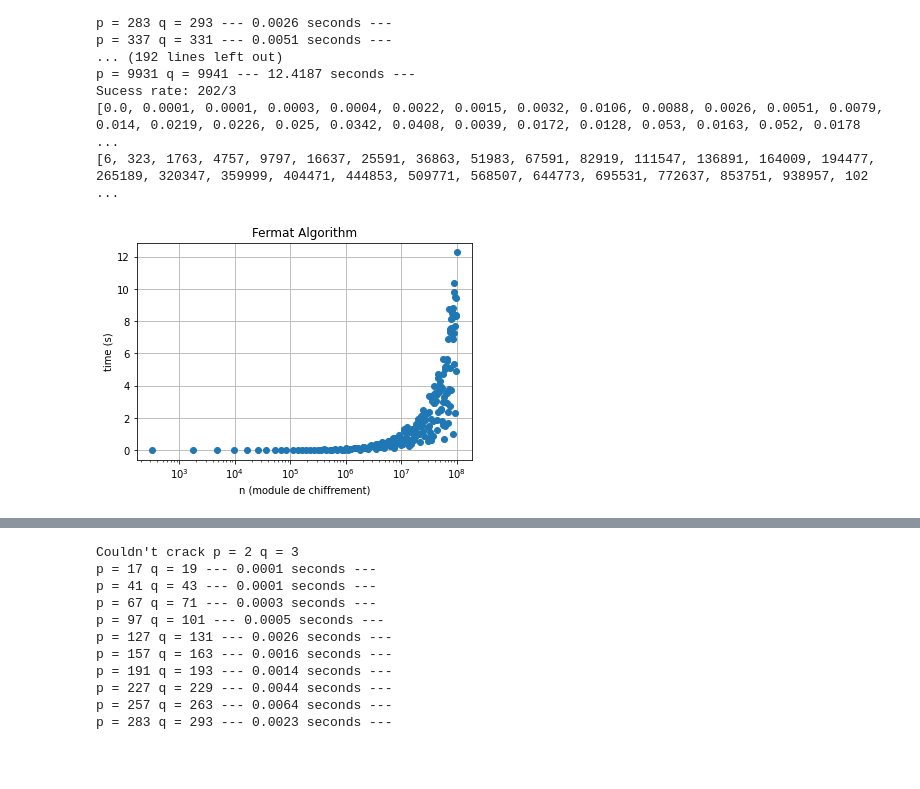
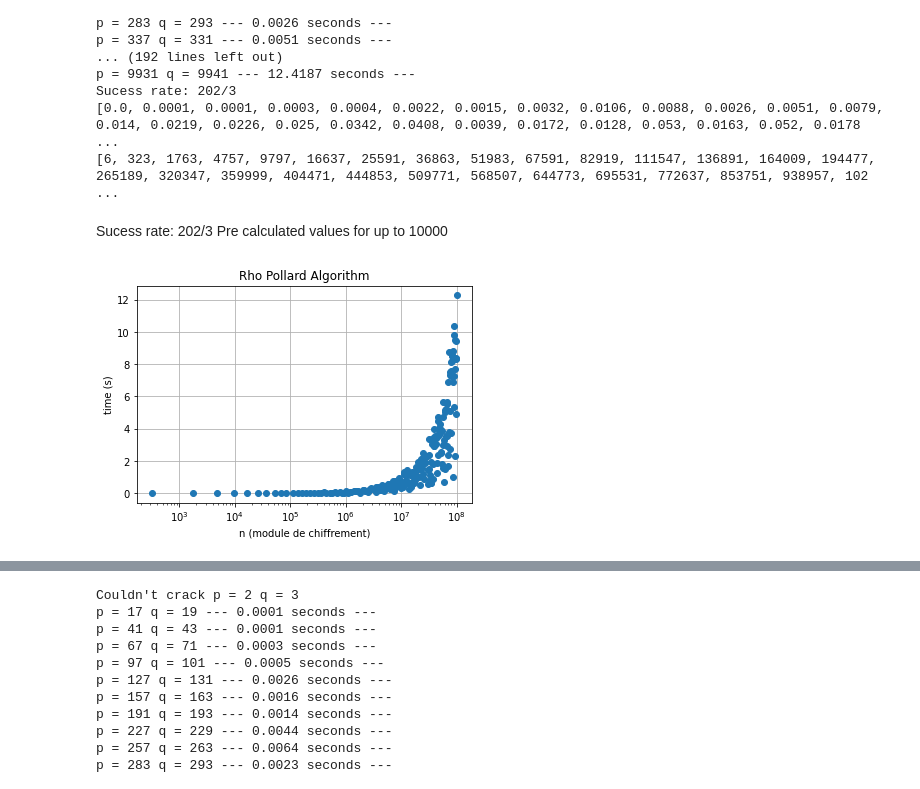
Before and after one commit to matiboux/epita-s6-fmsi, a Jupyter notebook: Notebook.ipynb, the cells around one changed output, grey strips where cells are left out. Drawn from its saved outputs; the diff is of its cells as text; code cells hidden in the pictures; blank space fills up the shorter version.

```diff
--- a/Notebook.ipynb
+++ b/Notebook.ipynb
@@ -301,0 +299,3 @@ prime_array_rho = [6, 323, 1763, 4757, 9797, 16637, 25591, 36863, 51983, 67591,
+# %% [markdown]
+Sucess rate: 202/3
+Pre calculated values for up to 10000
@@ -302,12 +305,12 @@ prime_array_rho = [6, 323, 1763, 4757, 9797, 16637, 25591, 36863, 51983, 67591,
 # %%
 fig, rho = plt.subplots()
 rho.plot(prime_array_fermat, time_array_fermat,'o')
 
 rho.set(xlabel='n (module de chiffrement)', ylabel='time (s)',
-       title='Fermat Algorithm')
+       title='Rho Pollard Algorithm')
 rho.grid()
 plt.xscale("log")
 #fig.savefig("test.png")
 plt.show()
 # %% [output]
-[figure, old version]
+[figure, new version]
```
Also changed, not shown: parts of 12 cells of this notebook.
